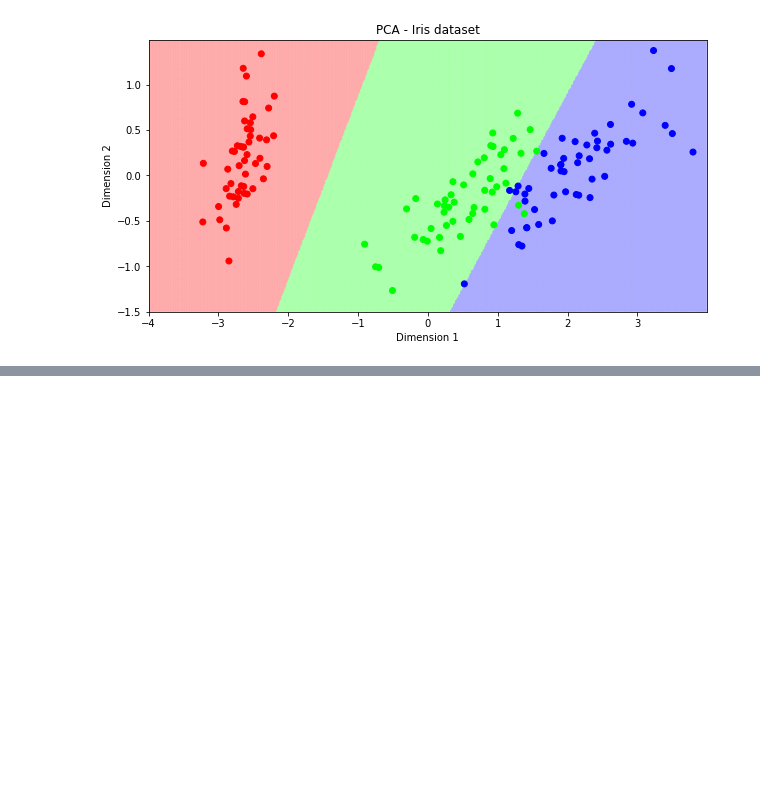
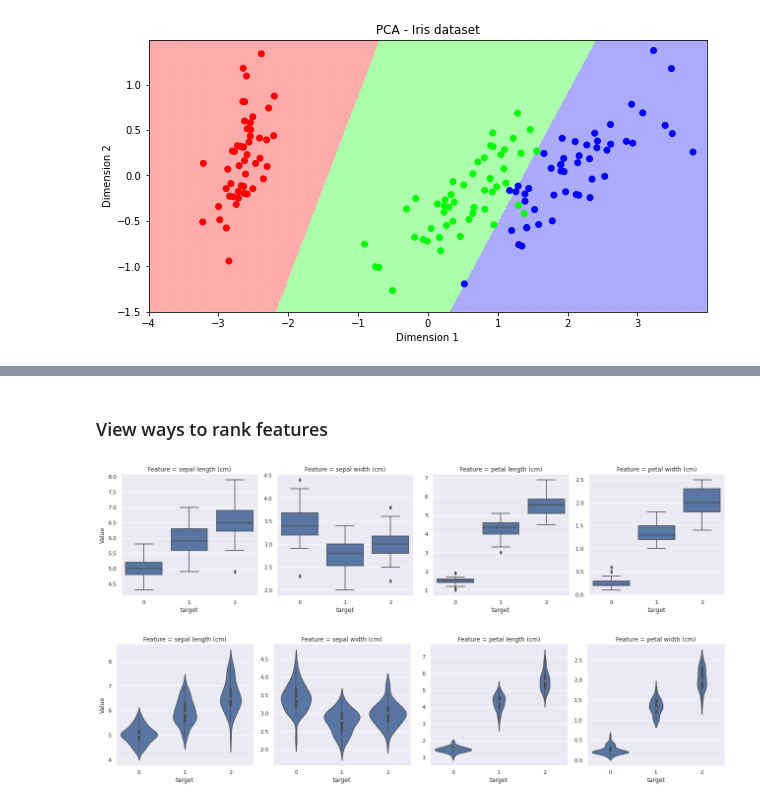
Before and after one commit to jumbokh/ML-Class, a Jupyter notebook: notebooks/PCA_ex.ipynb, the cells around one changed output, grey strips where cells are left out. Drawn from its saved outputs; the diff is of its cells as text; code cells hidden in the pictures; blank space fills up the shorter version.

```diff
--- a/notebooks/PCA_ex.ipynb
+++ b/notebooks/PCA_ex.ipynb
@@ -44,0 +78,16 @@ plt.show()
+# %%
+from sklearn.feature_selection import f_classif, chi2, mutual_info_classif
+from statsmodels.stats.multicomp import pairwise_tukeyhsd
+from sklearn.datasets import load_iris
+data = load_iris()
+X,y = data.data, data.target
+chi2_score, chi_2_p_value = chi2(X,y)
+f_score, f_p_value = f_classif(X,y)
+mut_info_score = mutual_info_classif(X,y)
+pairwise_tukeyhsd = [list(pairwise_tukeyhsd(X[:,i],y).reject) for i in range(4)]
+print('chi2 score        ', chi2_score)
+print('chi2 p-value      ', chi_2_p_value)
+print('F - score score   ', f_score)
+print('F - score p-value ', f_p_value)
+print('mutual info       ', mut_info_score)
+print('pairwise_tukeyhsd',pairwise_tukeyhsd)
@@ -44,0 +101,17 @@ plt.show()
+# %% [markdown]
+### View ways to rank features
+# %%
+import pandas as pd
+import seaborn as sns
+sns.set()
+df = pd.DataFrame(data.data,columns=data.feature_names)
+df['target'] = data.target
+df_temp = pd.melt(df,id_vars='target',value_vars=list(df.columns)[:-1],
+                  var_name="Feature", value_name="Value")
+g = sns.FacetGrid(data = df_temp, col="Feature", col_wrap=4, size=4.5,sharey = False)
+g.map(sns.boxplot,"target", "Value");
+g = sns.FacetGrid(data = df_temp, col="Feature", col_wrap=4, size=4.5,sharey = False)
+g.map(sns.violinplot,"target", "Value");
+# %% [output]
+[figure, added]
+[figure, added]
```
Also changed, not shown: parts of 8 cells of this notebook.
